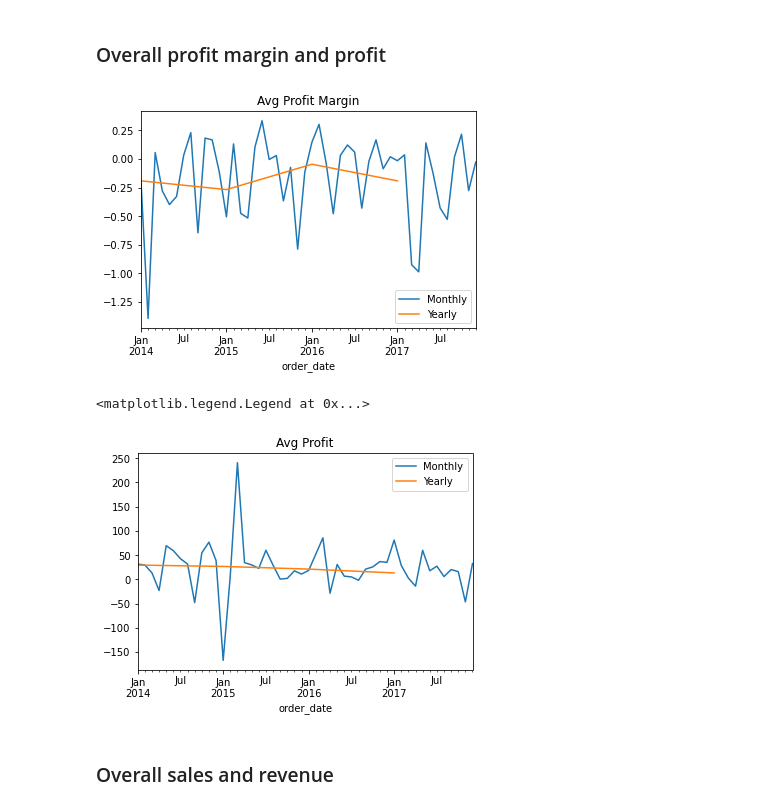
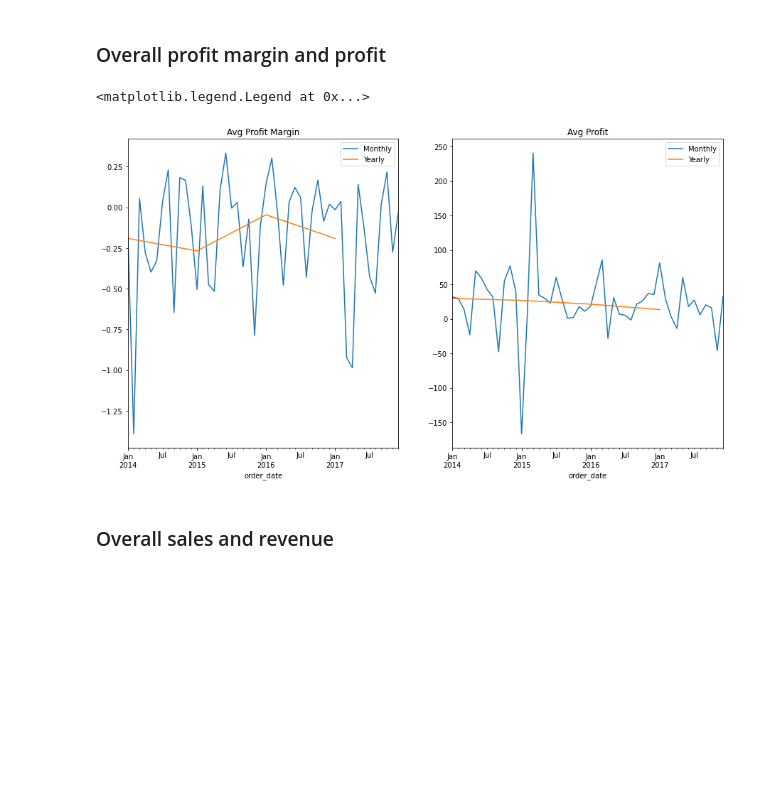
Before and after one commit to ns-tn-time-series-project/time-series-project, a Jupyter notebook: products_draft.ipynb, the cells around one changed output. Drawn from its saved outputs; the diff is of its cells as text; code cells hidden in the pictures; blank space fills up the shorter version.

```diff
--- a/products_draft.ipynb
+++ b/products_draft.ipynb
@@ -74,19 +74,21 @@ tech = df.copy()[df.category == 'Technology']
 # %% [markdown]
 ### Overall profit margin and profit
 # %%
+plt.figure(figsize=(15,8))
+plt.subplot(121)
 df.resample('M').profit_margin.mean().plot(label= 'Monthly')
 df.resample('Y').profit_margin.mean().plot(label= 'Yearly')
 plt.title('Avg Profit Margin')
 plt.legend()
-plt.show()
+
+plt.subplot(122)
 df.resample('M').profit.mean().plot(label= 'Monthly')
 df.resample('Y').profit.mean().plot(label= 'Yearly')
 plt.title('Avg Profit')
 plt.legend()
 # %% [output]
+<matplotlib.legend.Legend at 0x...>
-[figure, old version]
+[figure, new version]
-<matplotlib.legend.Legend at 0x...>
-[figure, removed]
 # %% [markdown]
 ### Overall sales and revenue
 # %%
```
Also changed, not shown: parts of 18 cells of this notebook.
